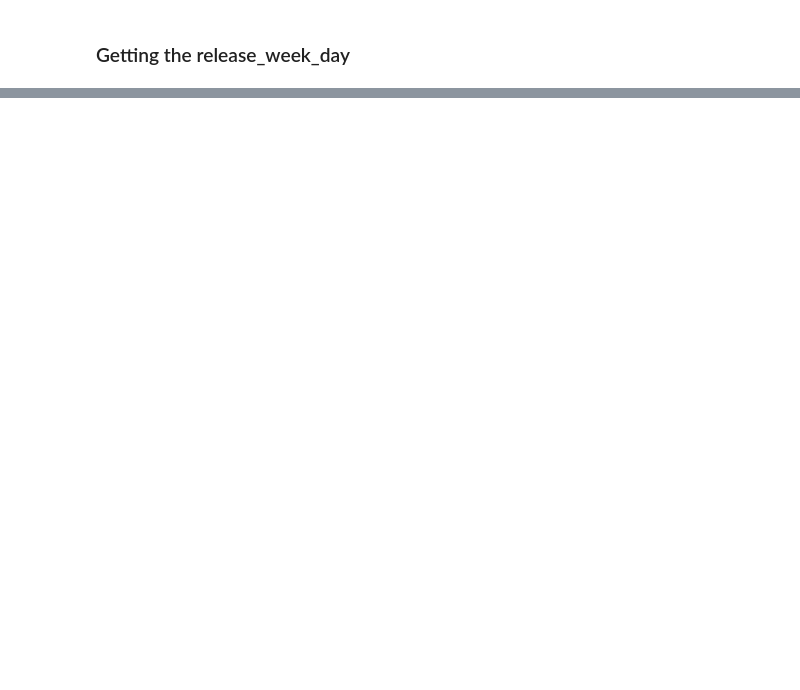
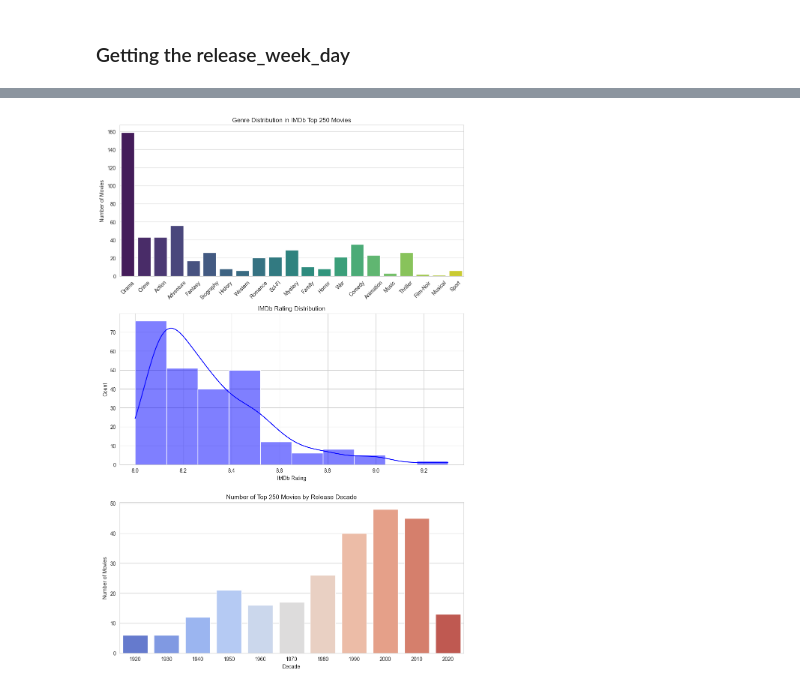
Before and after one commit to Cemputus/Data-Mining-and-Wrangling---movie-scraping, a Jupyter notebook: Analysis/Group4_Final.ipynb, the cells around one changed output, grey strips where cells are left out. Cells and saved outputs as stored; diff of their text form; code cells hidden in the pictures; blank space fills up the shorter version.

```diff
--- a/Analysis/Group4_Final.ipynb
+++ b/Analysis/Group4_Final.ipynb
@@ -219,0 +431,33 @@ plt.show()
+# %%
+
+# Set visualization style
+sns.set_style("whitegrid")
+
+# Create subplots
+fig, axes = plt.subplots(3, 1, figsize=(10, 15))
+
+# 1. Genre Distribution
+sns.barplot(x=list(genre_counts.keys()), y=list(genre_counts.values()), ax=axes[0], palette="viridis")
+axes[0].set_title("Genre Distribution in IMDb Top 250 Movies")
+axes[0].set_ylabel("Number of Movies")
+axes[0].tick_params(axis='x', rotation=45)
+
+# 2. IMDb Rating Distribution
+sns.histplot(df["rating"], bins=10, kde=True, ax=axes[1], color="blue")
+axes[1].set_title("IMDb Rating Distribution")
+axes[1].set_xlabel("IMDb Rating")
+axes[1].set_ylabel("Count")
+
+# 3. Movie Release Decades
+df["release_decade"] = (df["release_year"] // 10) * 10  # Group years into decades
+decade_counts = df["release_decade"].value_counts().sort_index()
+sns.barplot(x=decade_counts.index.astype(str), y=decade_counts.values, ax=axes[2], palette="coolwarm")
+axes[2].set_title("Number of Top Movies by Release Decade")
+axes[2].set_xlabel("Decade")
+axes[2].set_ylabel("Number of Movies")
+
+# Adjust layout and display
+plt.tight_layout()
+plt.show()
+# %% [output]
+[figure, added]
```
Also changed, not shown: parts of 34 cells of this notebook, 2 other files.
